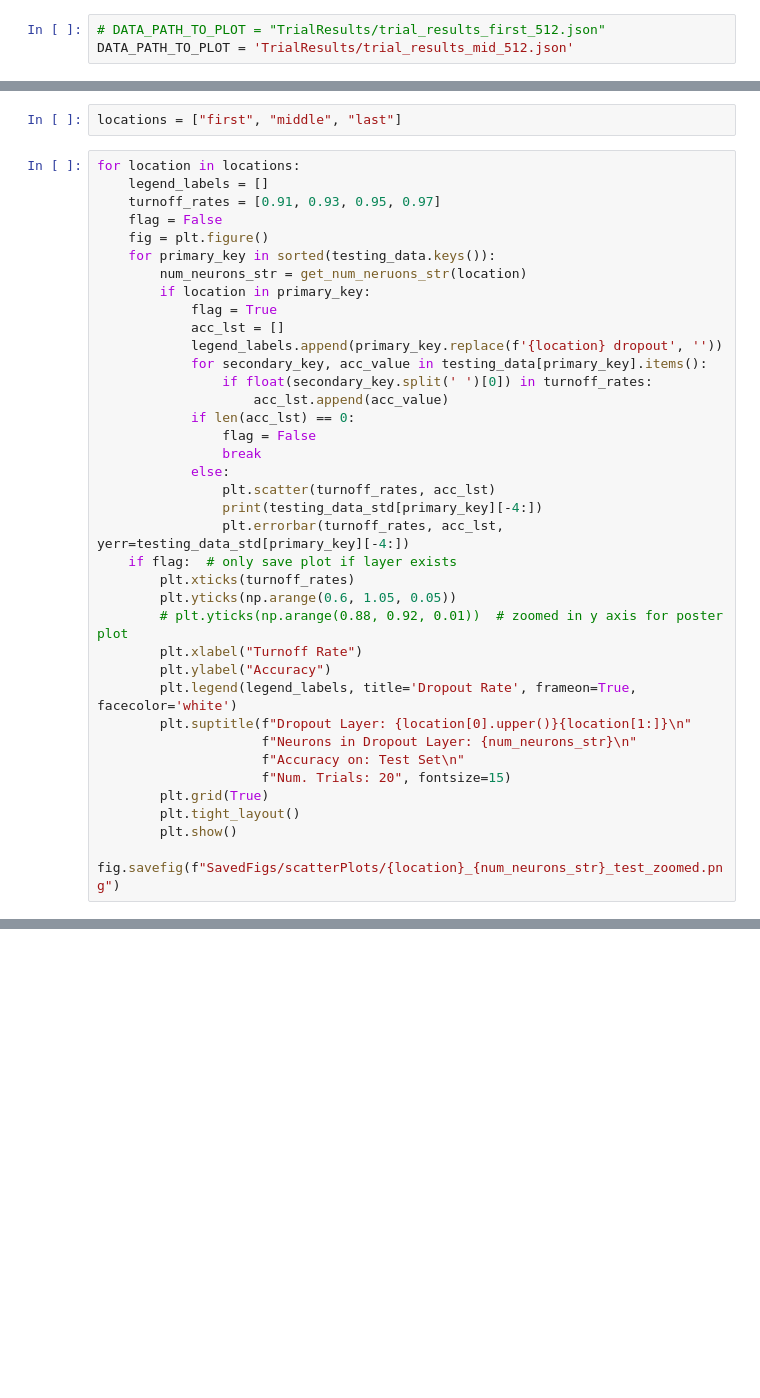
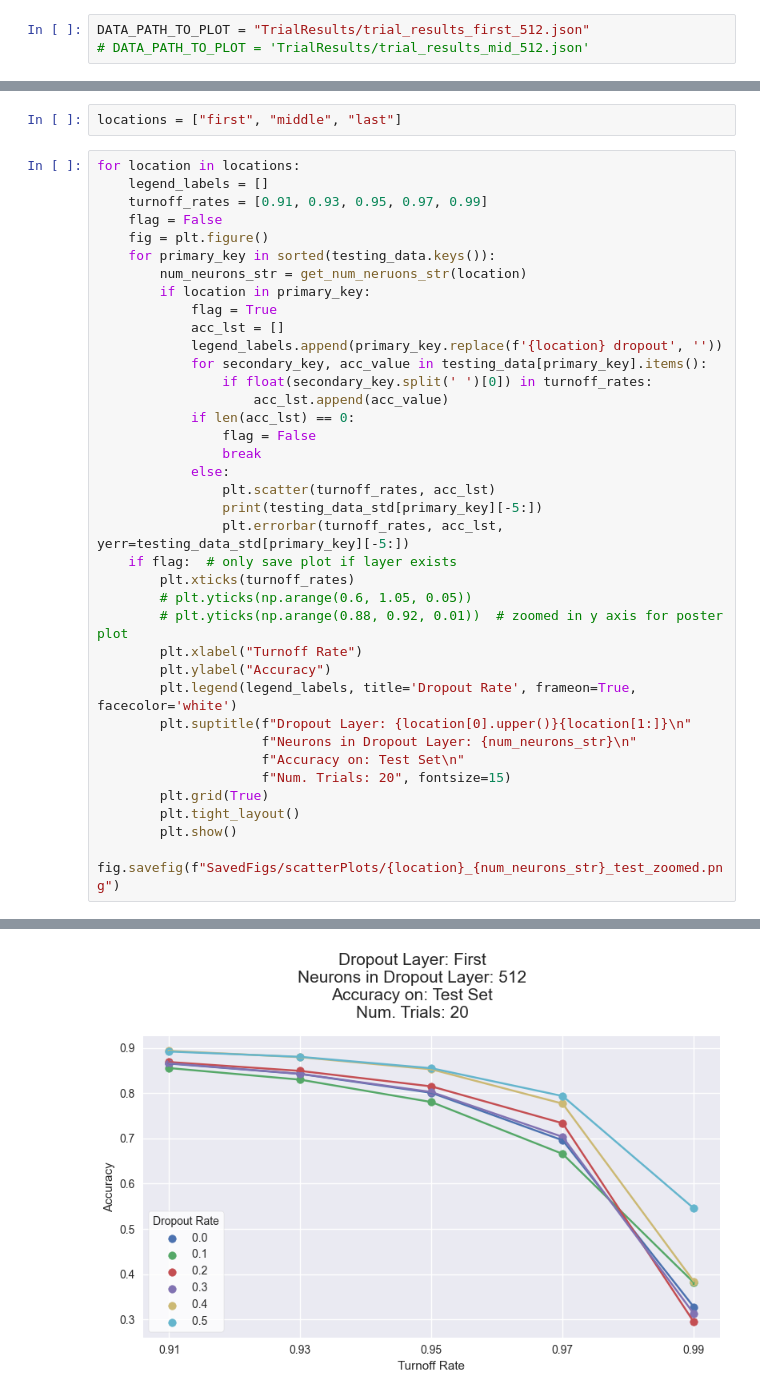
Before and after one commit to adiy55/Final-Project, a Jupyter notebook: Plots_ZoomedDropout.ipynb, the cells around one changed output, grey strips where cells are left out. Cells and saved outputs as stored; diff of their text form; blank space fills up the shorter version.

Commit message:
Updated first + mid 512 trial results + zoomed plots notebook

```diff
--- a/Plots_ZoomedDropout.ipynb
+++ b/Plots_ZoomedDropout.ipynb
@@ -15,8 +15,8 @@ def load_trials_dict(result_dict_location):
             return data
     return None
 # %%
-# DATA_PATH_TO_PLOT = "TrialResults/trial_results_first_512.json"
-DATA_PATH_TO_PLOT = 'TrialResults/trial_results_mid_512.json'
+DATA_PATH_TO_PLOT = "TrialResults/trial_results_first_512.json"
+# DATA_PATH_TO_PLOT = 'TrialResults/trial_results_mid_512.json'
 # %%
 data = load_trials_dict(DATA_PATH_TO_PLOT)
 # %%
@@ -205,7 +207,7 @@ locations = ["first", "middle", "last"]
 # %%
 for location in locations:
     legend_labels = []
-    turnoff_rates = [0.91, 0.93, 0.95, 0.97]
+    turnoff_rates = [0.91, 0.93, 0.95, 0.97, 0.99]
     flag = False
     fig = plt.figure()
     for primary_key in sorted(testing_data.keys()):
@@ -222,11 +224,11 @@ for location in locations:
                 break
             else:
                 plt.scatter(turnoff_rates, acc_lst)
-                print(testing_data_std[primary_key][-4:])
-                plt.errorbar(turnoff_rates, acc_lst, yerr=testing_data_std[primary_key][-4:])
+                print(testing_data_std[primary_key][-5:])
+                plt.errorbar(turnoff_rates, acc_lst, yerr=testing_data_std[primary_key][-5:])
     if flag:  # only save plot if layer exists
         plt.xticks(turnoff_rates)
-        plt.yticks(np.arange(0.6, 1.05, 0.05))
+        # plt.yticks(np.arange(0.6, 1.05, 0.05))
         # plt.yticks(np.arange(0.88, 0.92, 0.01))  # zoomed in y axis for poster plot
         plt.xlabel("Turnoff Rate")
         plt.ylabel("Accuracy")
@@ -249 +251,2 @@ for location in locations:
+[figure, new version]
 <Figure size 800x550 with 0 Axes>
```
Also changed, not shown: parts of 4 cells of this notebook, 2 other files.
